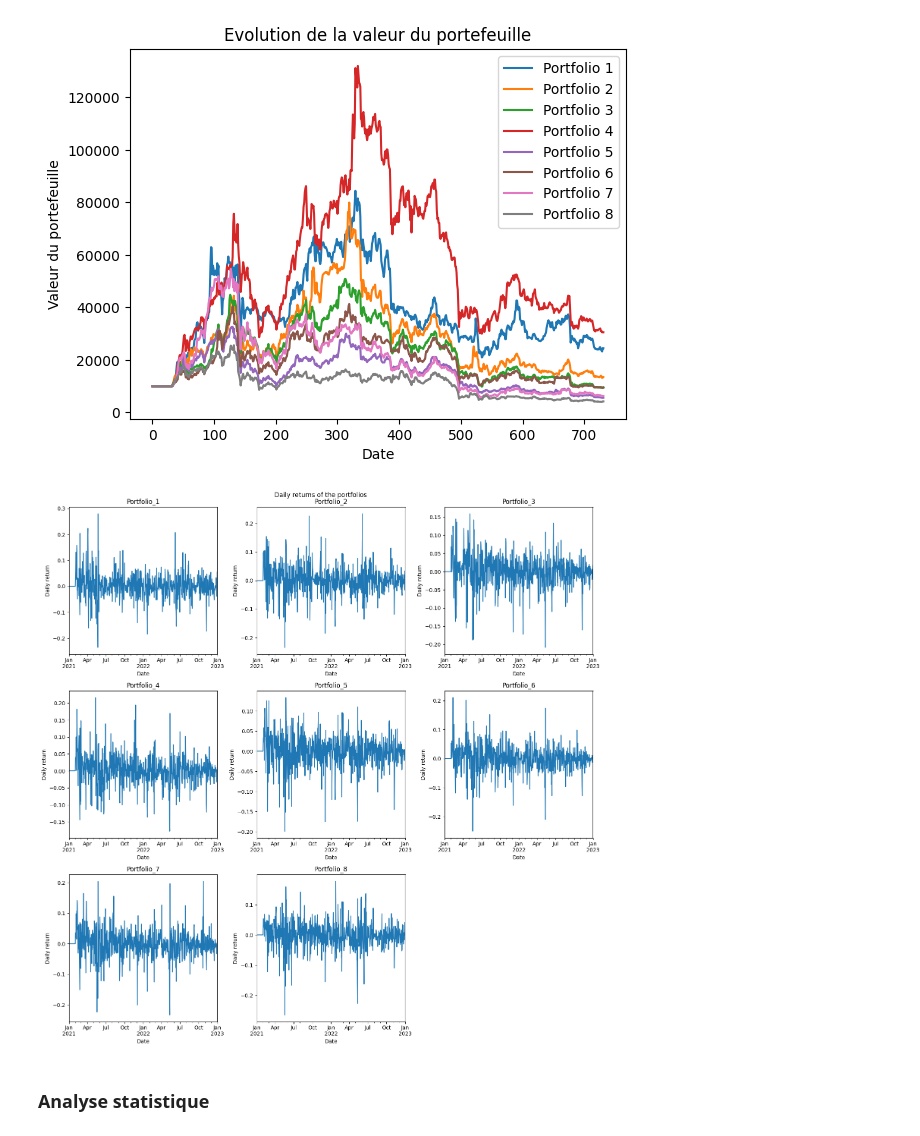
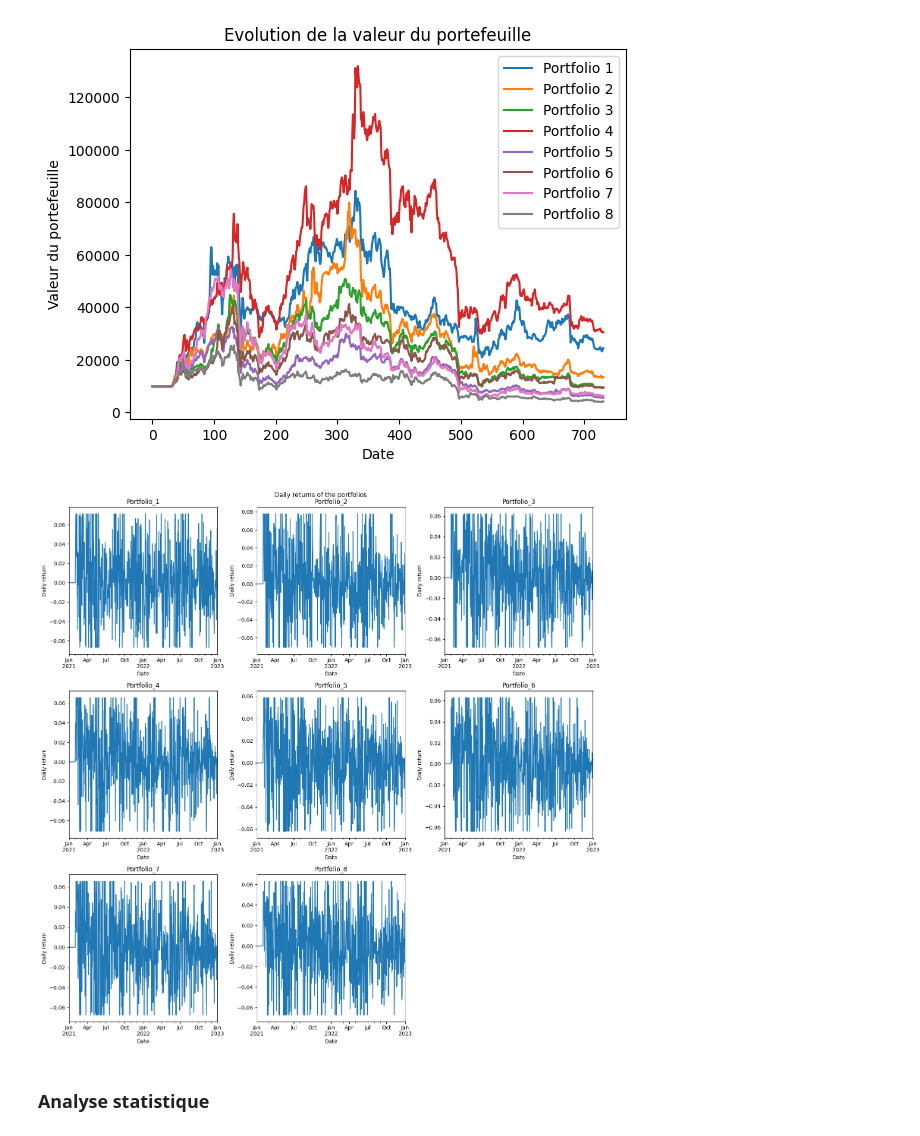
Before and after one commit to meretaensimag/new_momentum, a Jupyter notebook: final_notebook.ipynb, the cells around one changed output. Drawn from its saved outputs; the diff is of its cells as text; code cells hidden in the pictures.

```diff
--- a/final_notebook.ipynb
+++ b/final_notebook.ipynb
@@ -373,13 +372,14 @@ for portfolio_index in range(1, 10):
 
     # Calculate the p-value for the alpha coefficient at 10% significance level
     alpha_pvalue = results.pvalues[0]
+    beta_pvalue = results.pvalues[1]
+
 
 
     # Check if the p-value is less than or equal to 0.10
     print(f'Portfolio_{portfolio_index}:')
-    print(f'Alpha (Jensen): {alpha}')
-    print(f'Alpha p-value: {alpha_pvalue}')
-    print(f'Beta (Market): {beta}')
+    print(f'Alpha (Jensen): {alpha} p-value: {alpha_pvalue}')
+    print(f'Beta (Market): {beta} p-value: {beta_pvalue}')
     print()
 # %% [output]
 Portfolio_1:
@@ -442,6 +442,5 @@ fm_portfolios.head()
 | 2021-02-06 | 0.068679 | 0.027178 | -0.001297 | -0.030620 | 0.048970 | 0.013618 | -0.001443 | ... |
 # %%
-
 # Select the independent variables (Mkt-RF, SMB, HML)
 X = fm_portfolios[['Mkt-RF', 'SMB', 'HML']]
 
@@ -468,10 +467,11 @@ for portfolio in y.columns:
     Bmarket = results.params['Mkt-RF']
     Bsmb = results.params['SMB']
     Bhml = results.params['HML']
+    beta_pvalues = results.pvalues[1:4]
 
     # Get the alpha (intercept)
     alpha = results.params['const']
-    #get the p-value for the alpha coefficient
+    # Get the p-value for the alpha coefficient
     alpha_pvalue = results.pvalues[0]
 
     # Store coefficients and alpha in dictionaries
@@ -479,11 +479,10 @@ for portfolio in y.columns:
     alphas[portfolio] = alpha
     alpha_pvalues[portfolio] = alpha_pvalue
 
-
 # Print the coefficients and alphas for each portfolio
 print("Coefficients:")
 for portfolio, coeffs in coefficients.items():
-    print(f"{portfolio}: Bmarket={coeffs['Bmarket']}, Bsmb={coeffs['Bsmb']}, Bhml={coeffs['Bhml']}")
+    print(f"{portfolio}: Bmarket={coeffs['Bmarket']} (p-value={beta_pvalues[0]}), Bsmb={coeffs['Bsmb']} (p-value={beta_pvalues[1]}), Bhml={coeffs['Bhml']} (p-value={beta_pvalues[2]})")
 
 print("\nAlphas:")
 for portfolio, alpha in alphas.items():
@@ -561,6 +560,8 @@ plt.show()
 portfolio_1_9 = portfolio_1_9.iloc[1:]
 portfolio_1_9.index = crypto_prices.index
 portfolio_1_9_daily_returns = portfolio_1_9.pct_change()
+# Apply winsorization to the daily returns of the new portfolio
+portfolio_1_9_daily_returns = portfolio_1_9_daily_returns.apply(winsorize_series, axis=0)
 portfolio_1_9_daily_returns.plot(title='Daily returns of the portfolio R1-9', xlabel='Date', ylabel='Daily return')
 plt.show()
 # %% [output]
@@ -930,14 +932,11 @@ sixieme_portefeuille_centralise = compute_portfolio_values(centralized_df,portfo
 septieme_portefeuille_centralise = compute_portfolio_values(centralized_df,portfolio_1_8_centralized, rebalancing_dates, portfolio_index=7, horizon=15, initial_value=initial_portfolio_value)
 huitieme_portefeuille_centralise = compute_portfolio_values(centralized_df,portfolio_1_8_centralized, rebalancing_dates, portfolio_index=8, horizon=15, initial_value=initial_portfolio_value)
 # %%
-plt.plot(premier_portefeuille_centralise, label="Portfolio 1")
-plt.plot(deuxieme_portefeuille_centralise, label="Portfolio 2")
-plt.plot(troisieme_portefeuille_centralise, label="Portfolio 3")
-plt.plot(quatrieme_portefeuille_centralise, label="Portfolio 4")
-plt.plot(cinquieme_portefeuille_centralise, label="Portfolio 5")
-plt.plot(sixieme_portefeuille_centralise, label="Portfolio 6")
-plt.plot(septieme_portefeuille_centralise, label="Portfolio 7")
-plt.plot(huitieme_portefeuille_centralise, label="Portfolio 8")
+portfolios = [premier_portefeuille_centralise, deuxieme_portefeuille_centralise, troisieme_portefeuille_centralise, quatrieme_portefeuille_centralise, cinquieme_portefeuille_centralise, sixieme_portefeuille_centralise, septieme_portefeuille_centralise, huitieme_portefeuille_centralise]
+
+for i, portfolio in enumerate(portfolios, start=1):
+    plt.plot(portfolio, label=f"Portfolio {i}")
+
 plt.title('Evolution de la valeur du portefeuille')
 plt.xlabel('Date')
 plt.ylabel('Valeur du portefeuille')
@@ -961,34 +960,36 @@ centralized_portfolios = [premier_portefeuille_centralise, deuxieme_portefeuille
 # Créer un dictionnaire de données pour le DataFrame
 portfolio_values_dict_centralized = {name: portfolio for name, portfolio in zip(portfolio_names, centralized_portfolios)}
 
 # Créer le DataFrame
 portfolio_values_df_centralized = pd.DataFrame(portfolio_values_dict_centralized)
 portfolio_values_df_centralized = portfolio_values_df_centralized.dropna()
 portfolio_values_df_centralized = portfolio_values_df_centralized.iloc[1:]
 portfolio_values_df_centralized.index = centralized_df.index
 
 # Calculer les rendements quotidiens
 portfolio_daily_returns_centralized = portfolio_values_df_centralized.pct_change()
+# Appliquer la winsorisation sur chaque colonne du DataFrame
+portfolio_daily_returns_centralized = portfolio_daily_returns_centralized.apply(winsorize_series, axis=0)
 
 # Déterminer le nombre de sous-tracés nécessaires
 num_subplots = len(portfolio_daily_returns_centralized.columns) // 3 + (len(portfolio_daily_returns_centralized.columns) % 3 > 0)
 
 # Créer les sous-tracés
 fig, axes = plt.subplots(num_subplots, 3, figsize=(15, 5 * num_subplots))
 fig.suptitle('Daily returns of the portfolios')
 
 # Afficher les graphiques
 for i, ax in enumerate(axes.flat):
     if i < len(portfolio_daily_returns_centralized.columns):
         col_name = portfolio_daily_returns_centralized.columns[i]
         portfolio_daily_returns_centralized[col_name].plot(ax=ax, title=col_name, xlabel='Date', ylabel='Daily return')
     else:
         ax.axis('off')  # Masquer les sous-tracés excédentaires s'il y en a
 
 plt.tight_layout()
 plt.show()
 # %% [output]
-[figure, old version]
+[figure, new version]
 # %%
 first_date = data_factors['timestamp'].min()
 last_date = portfolio_daily_returns_centralized.index.max()
```
Also changed, not shown: parts of 42 cells of this notebook.
